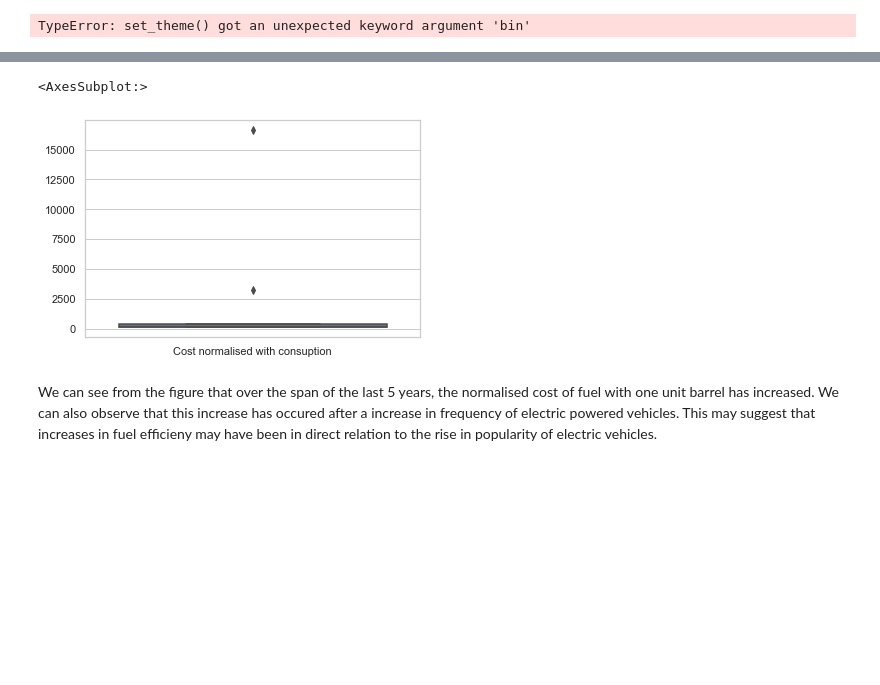
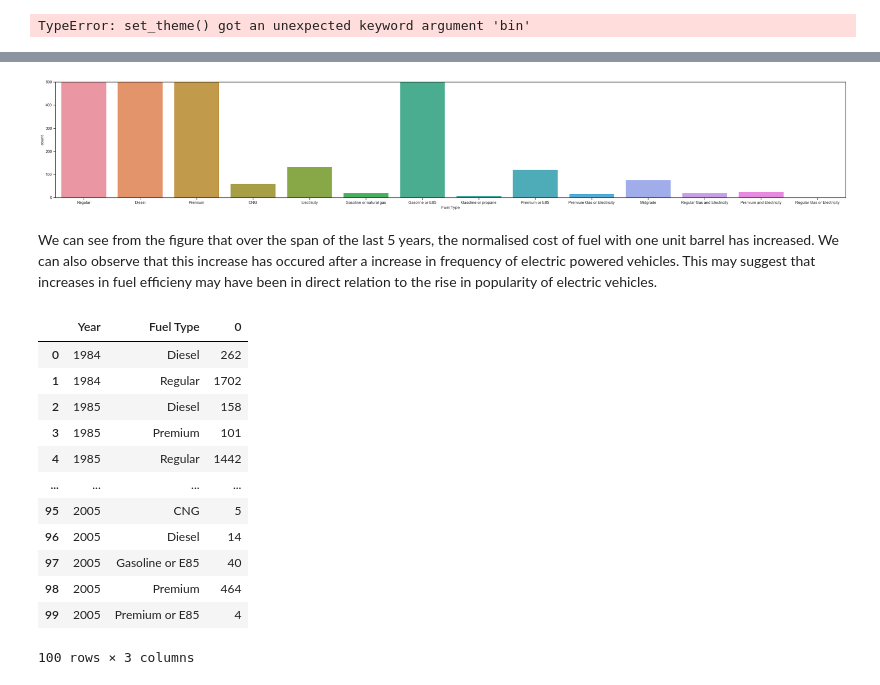
Before and after one commit to data301-2021-summer2/project-group34-project, a Jupyter notebook: analysis/Mehul Analysis/Mehul-analysis.ipynb, the cells around one changed output, grey strips where cells are left out. Drawn from its saved outputs; the diff is of its cells as text; code cells hidden in the pictures; blank space fills up the shorter version.

```diff
--- a/analysis/Mehul Analysis/Mehul-analysis.ipynb
+++ b/analysis/Mehul Analysis/Mehul-analysis.ipynb
@@ -15,7 +15,9 @@ data.head()
 | 4 | 27550 | 1984 | AM General | DJ Po Vehicle 2WD | Special Purpose Vehicle 2WD | 2-Wheel Drive | Automatic 3-Speed | NaN | ... |
 5 rows × 81 columns
 # %%
-columns = ['Vehicle ID','Make', 'Model','Fuel Type', 'Fuel Type 1', 'Electric Motor', "Annual Fuel Cost (FT1)", "Annual Consumption in Barrels (FT1)" ]
-df1= data.loc[:,columns]
+#Task 1 - Analysis pipeline
+
+columns = ['Vehicle ID','Year','Make', 'Model','Fuel Type', 'Fuel Type 1', 'Electric Motor', "Annual Fuel Cost (FT1)", "Annual Consumption in Barrels (FT1)" ] #Names of columns used for the analysis
+df1= data.loc[:,columns] #.loc keeps those columns and the data in those columns as a new dataset in df1
 df1
 # %% [output]
@@ -35,4 +37,4 @@ df1
 # %%
-df1=df1.dropna(subset=['Vehicle ID','Make','Fuel Type','Fuel Type 1', "Annual Fuel Cost (FT1)", "Annual Consumption in Barrels (FT1)"])
+df1=df1.dropna(subset=['Vehicle ID','Year','Make','Fuel Type','Fuel Type 1', "Annual Fuel Cost (FT1)", "Annual Consumption in Barrels (FT1)"])  #drops rows with missing values
 df1
 # %% [output]
@@ -104,6 +106,6 @@ df1.describe(exclude=[np.number])
 | top | Chevrolet | F150 Pickup 2WD | Regular | Regular Gasoline | 288V Ni-MH |
 | freq | 3810 | 209 | 25258 | 26531 | 117 |
 # %%
-df1["Cost normalised with consuption"] = df1["Annual Fuel Cost (FT1)"]/df1["Annual Consumption in Barrels (FT1)"]
+df1["Cost normalised with consumption"] = df1["Annual Fuel Cost (FT1)"]/df1["Annual Consumption in Barrels (FT1)"] #creates a new column with values that represent fuel cost per 1 barrel
 df1 #checks cost per unit consumption
 # %% [output]
@@ -149,5 +152,9 @@ SyntaxError: invalid syntax (Temp/ipykernel_15220/1462284310.py, line 3)
 # %%
 rq2= df1.drop(columns=['Vehicle ID','Make', 'Model', 'Fuel Type 1', 'Electric Motor', "Annual Fuel Cost (FT1)", "Annual Consumption in Barrels (FT1)"])
 # %%
-rq2
+fig_dims = (40, 6)
+fig, ax = plt.subplots(figsize=fig_dims)
+ax = sns.countplot("Fuel Type", ax=ax, data=df1)
+ax.set(ylim=(0, 30000))
+plt.show()
 # %% [output]
@@ -167,9 +162,29 @@ rq2
 # %%
-
-b=df1.groupby('Fuel Type', as_index=False)['Cost normalised with consuption'].mean()
-sns.boxplot(data=b)
+fig, ay = plt.subplots(figsize=fig_dims)
+ay = sns.countplot("Fuel Type", ax=ay, data=df1)
+ay.set(ylim=(0, 500))
+plt.show()
 # %% [output]
-<AxesSubplot:>
-[figure, old version]
+[figure, new version]
 # %% [markdown]
 We can see from the figure that over the span of the last 5 years, the normalised cost of fuel with one unit barrel has increased. We can also observe that this increase has occured after a increase in frequency of electric powered vehicles. This may suggest that increases in fuel efficieny may have been in direct relation to the rise in popularity of electric vehicles.
+# %%
+fuelyr = df1.groupby(['Year','Fuel Type']).size().reset_index()
+
+fuelyr.head(100)
+#fig, az = plt.subplots(figsize=fig_dims)
+#sns.lineplot(x="Year", y="Fuel Type", ax=az, data=fuelyr)
+# %% [output]
+|  | Year | Fuel Type | 0 |
+| 0 | 1984 | Diesel | 262 |
+| 1 | 1984 | Regular | 1702 |
+| 2 | 1985 | Diesel | 158 |
+| 3 | 1985 | Premium | 101 |
+| 4 | 1985 | Regular | 1442 |
+| ... | ... | ... | ... |
+| 95 | 2005 | CNG | 5 |
+| 96 | 2005 | Diesel | 14 |
+| 97 | 2005 | Gasoline or E85 | 40 |
+| 98 | 2005 | Premium | 464 |
+| 99 | 2005 | Premium or E85 | 4 |
+100 rows × 3 columns
```
Also changed, not shown: parts of 12 cells of this notebook.
